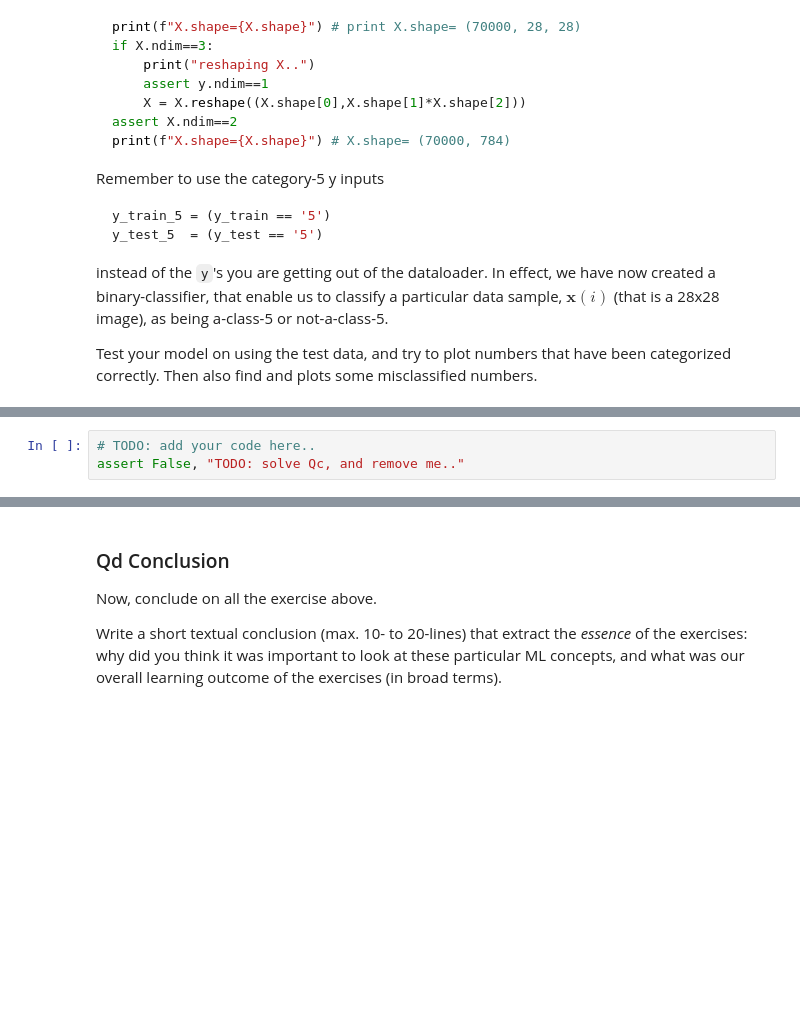
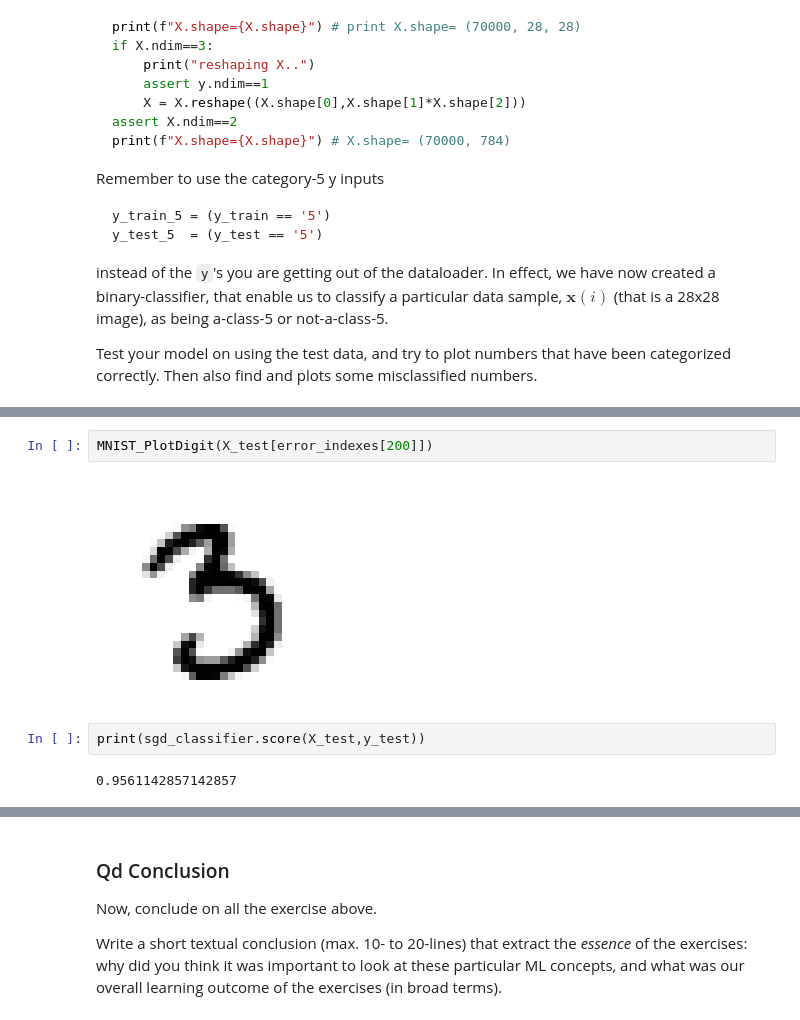
Before and after one commit to laukvalitet/itmal_o1, a Jupyter notebook: exercises/dummy_classifier.ipynb, the cells around one changed output, grey strips where cells are left out. Drawn from its saved outputs; the diff is of its cells as text; blank space fills up the shorter version.

```diff
--- a/exercises/dummy_classifier.ipynb
+++ b/exercises/dummy_classifier.ipynb
@@ -130,3 +161,11 @@ AssertionError: TODO: solve Qb, and remove me..
+# %%
+MNIST_PlotDigit(X_test[error_indexes[200]])
+# %% [output]
+[figure, added]
+# %%
+print(sgd_classifier.score(X_test,y_test))
+# %% [output]
+0.9561142857142857
 # %% [markdown]
 #### Qc Implement a dummy binary classifier
 
@@ -147,6 +186,3 @@ Templates in C++ also allow the language to use compile-time duck typing!
 Call the fit-predict on a newly instantiated `DummyClassifier` object, and find a way to extract the accuracy `score` from the test data. You may implement an accuracy function yourself or just use the `sklearn.metrics.accuracy_score` function.
 
 Finally, compare the accuracy score from your `DummyClassifier` with the scores found in [HOML] "Measuring Accuracy Using Cross-Validation", p.89. Are they comparable?
-# %%
-# TODO: add your code here..
-assert False, "TODO: solve Qc, and remove me.."
```
Also changed, not shown: parts of 11 cells of this notebook.
